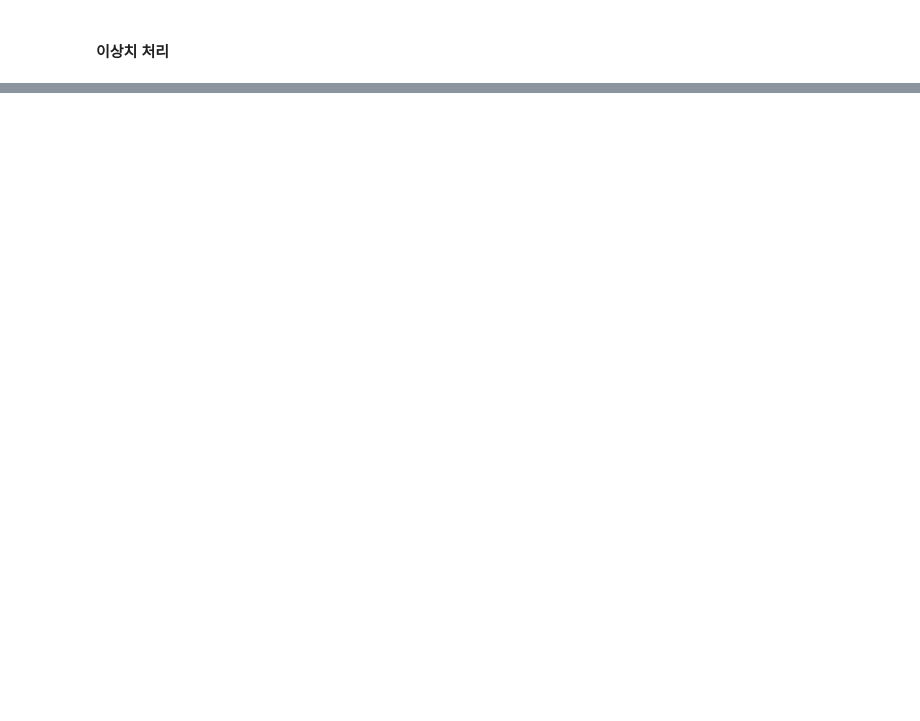
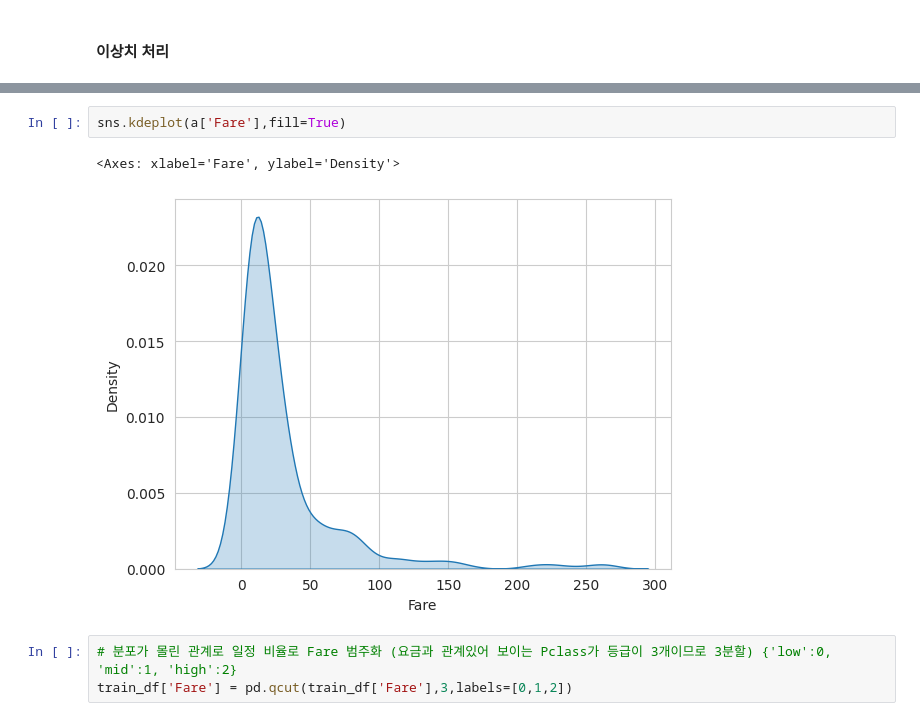
Before and after one commit to MKBD0102/Study, a Jupyter notebook: TitanicPractice_M.ipynb, the cells around one changed output, grey strips where cells are left out. Saved outputs shown, nothing was run; the diff lists cells and outputs as text; blank space fills up the shorter version.

```diff
--- a/TitanicPractice_M.ipynb
+++ b/TitanicPractice_M.ipynb
@@ -383,0 +420,8 @@ train_df['Embarked'] = train_df['Embarked'].apply(lambda x: 0 if x == 'C' else (
+# %%
+sns.kdeplot(a['Fare'],fill=True)
+# %% [output]
+<Axes: xlabel='Fare', ylabel='Density'>
+[figure, added]
+# %%
+# 분포가 몰린 관계로 일정 비율로 Fare 범주화 (요금과 관계있어 보이는 Pclass가 등급이 3개이므로 3분할) {'low':0, 'mid':1, 'high':2}
+train_df['Fare'] = pd.qcut(train_df['Fare'],3,labels=[0,1,2])
```
Also changed, not shown: parts of 13 cells of this notebook.
